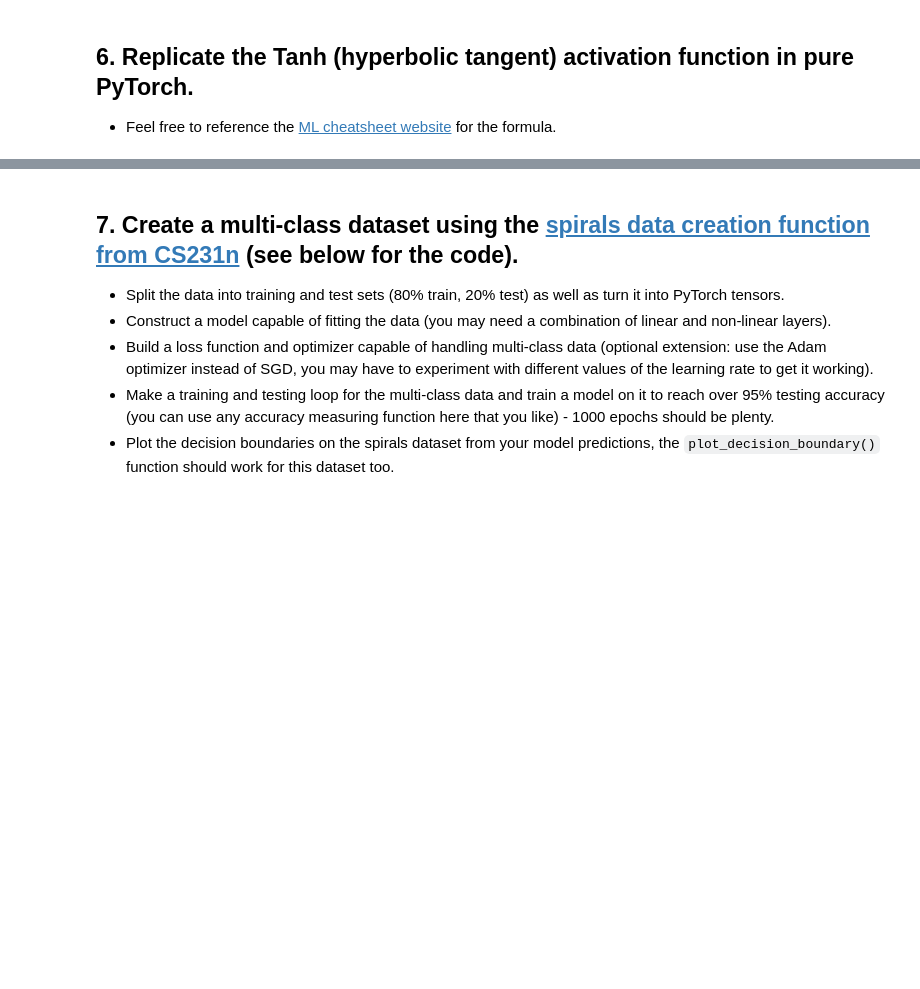
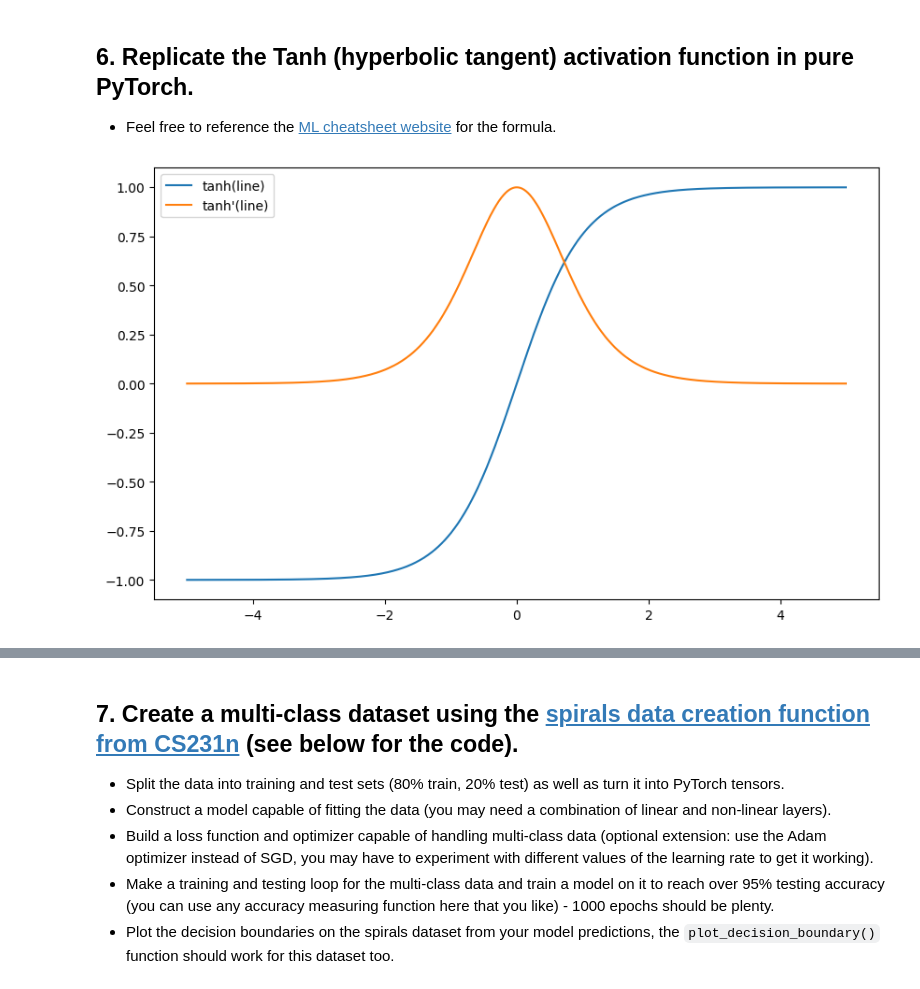
Before and after one commit to funxyz2/pytorch-deep-learning, a Jupyter notebook: extras/exercises/02_pytorch_classification_exercises.ipynb, the cells around one changed output, grey strips where cells are left out. Drawn from its saved outputs; the diff is of its cells as text; code cells hidden in the pictures; blank space fills up the shorter version.

```diff
--- a/extras/exercises/02_pytorch_classification_exercises.ipynb
+++ b/extras/exercises/02_pytorch_classification_exercises.ipynb
@@ -297,3 +333,4 @@ def plot_decision_boundary(model, X, y):
   * Feel free to reference the [ML cheatsheet website](https://ml-cheatsheet.readthedocs.io/en/latest/activation_functions.html#tanh) for the formula.
 # %%
 # Create a straight line tensor
+line = torch.arange(-5, 5, 0.01)
@@ -303,0 +337,12 @@ def plot_decision_boundary(model, X, y):
+# %%
+# Test torch.tanh() on the tensor and plot it
+line_tanh = torch.tanh(line)
+line_tanh_deriv = 1 - np.power(line_tanh, 2)
+
+plt.figure(figsize=(10, 6))
+plt.plot(line, line_tanh, label='tanh(line)')
+plt.plot(line, line_tanh_deriv, label="tanh'(line)")
+plt.legend()
+plt.show()
+# %% [output]
+[figure, added]
```
Also changed, not shown: parts of 21 cells of this notebook.
